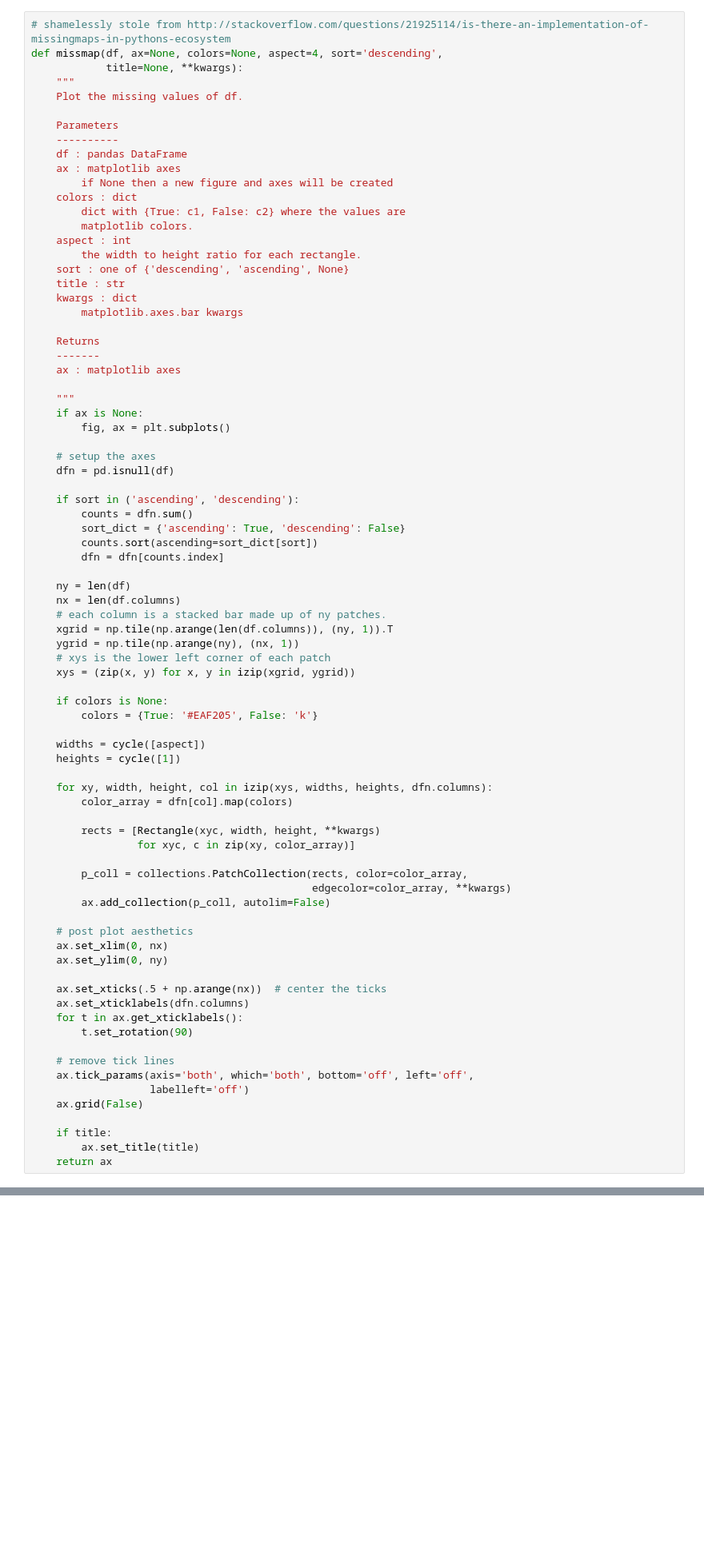
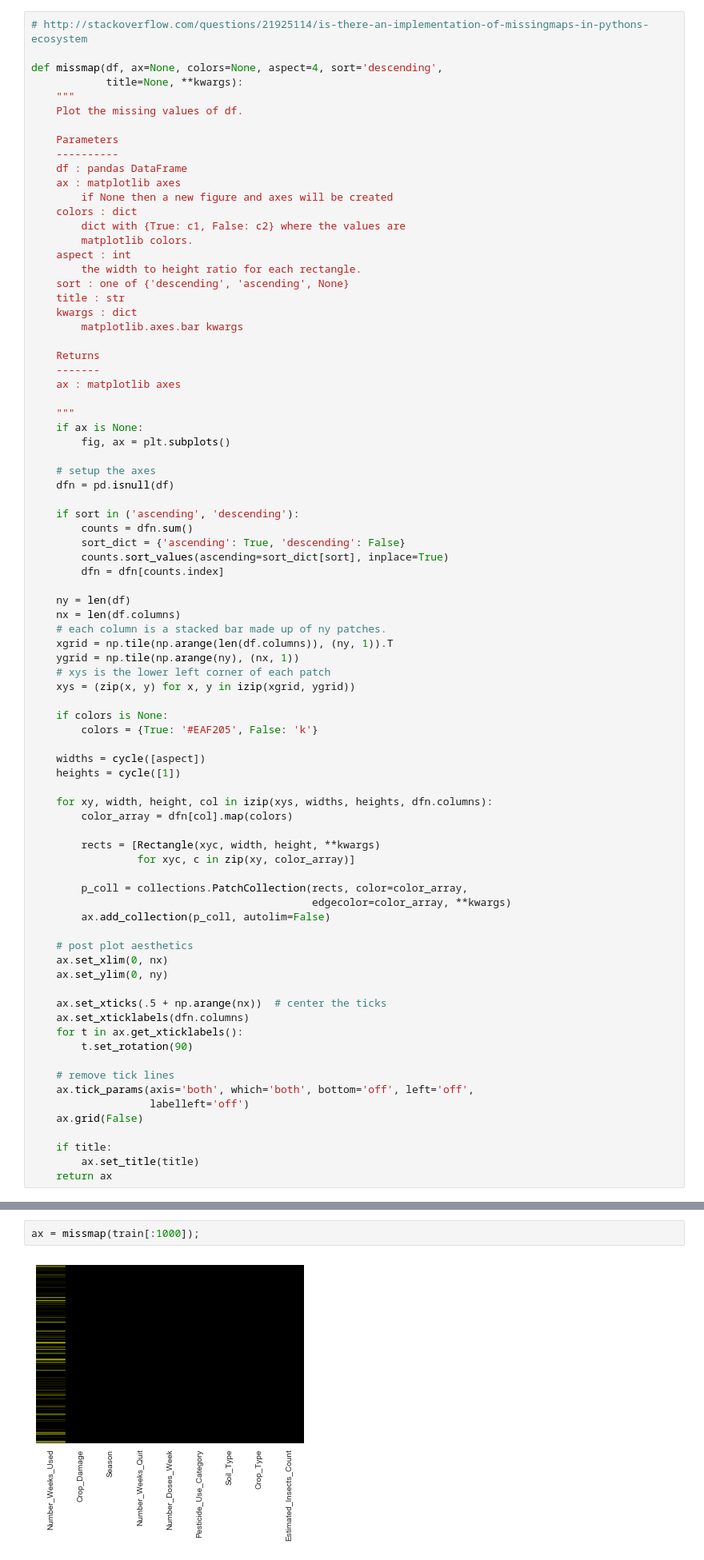
Before and after one commit to numb3r33/av-practice, a Jupyter notebook: last_man_standing/analysis.ipynb, the cells around one changed output, grey strips where cells are left out. Shown at 80% size. Drawn from its saved outputs; the diff is of its cells as text; blank space fills up the shorter version.

```diff
--- a/last_man_standing/analysis.ipynb
+++ b/last_man_standing/analysis.ipynb
@@ -15,7 +15,8 @@ import seaborn as sns
 train = pd.read_csv('./data/Train_Fyxd0t8.csv', index_col='ID')
 test = pd.read_csv('./data/Test_C1XBIYq.csv', index_col='ID')
 # %%
-# shamelessly stole from http://stackoverflow.com/questions/21925114/is-there-an-implementation-of-missingmaps-in-pythons-ecosystem
+# http://stackoverflow.com/questions/21925114/is-there-an-implementation-of-missingmaps-in-pythons-ecosystem
+
 def missmap(df, ax=None, colors=None, aspect=4, sort='descending',
             title=None, **kwargs):
     """
@@ -50,7 +51,7 @@ def missmap(df, ax=None, colors=None, aspect=4, sort='descending',
     if sort in ('ascending', 'descending'):
         counts = dfn.sum()
         sort_dict = {'ascending': True, 'descending': False}
-        counts.sort(ascending=sort_dict[sort])
+        counts.sort_values(ascending=sort_dict[sort], inplace=True)
         dfn = dfn[counts.index]
 
     ny = len(df)
@@ -98,0 +98,4 @@ missmap(train);
+# %%
+ax = missmap(train[:1000]);
+# %% [output]
+[figure, added]
```
Also changed, not shown: parts of 24 cells of this notebook, 1 other file.
